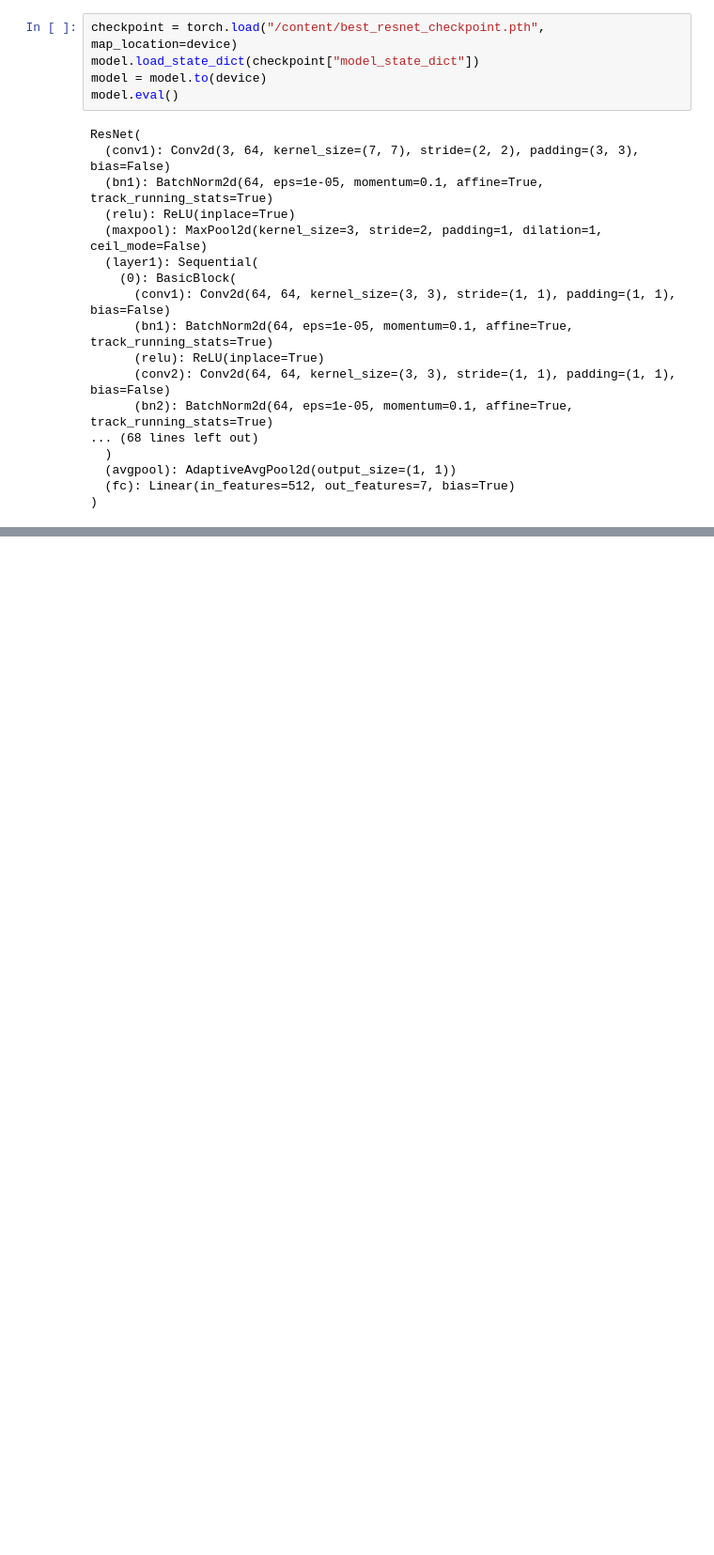
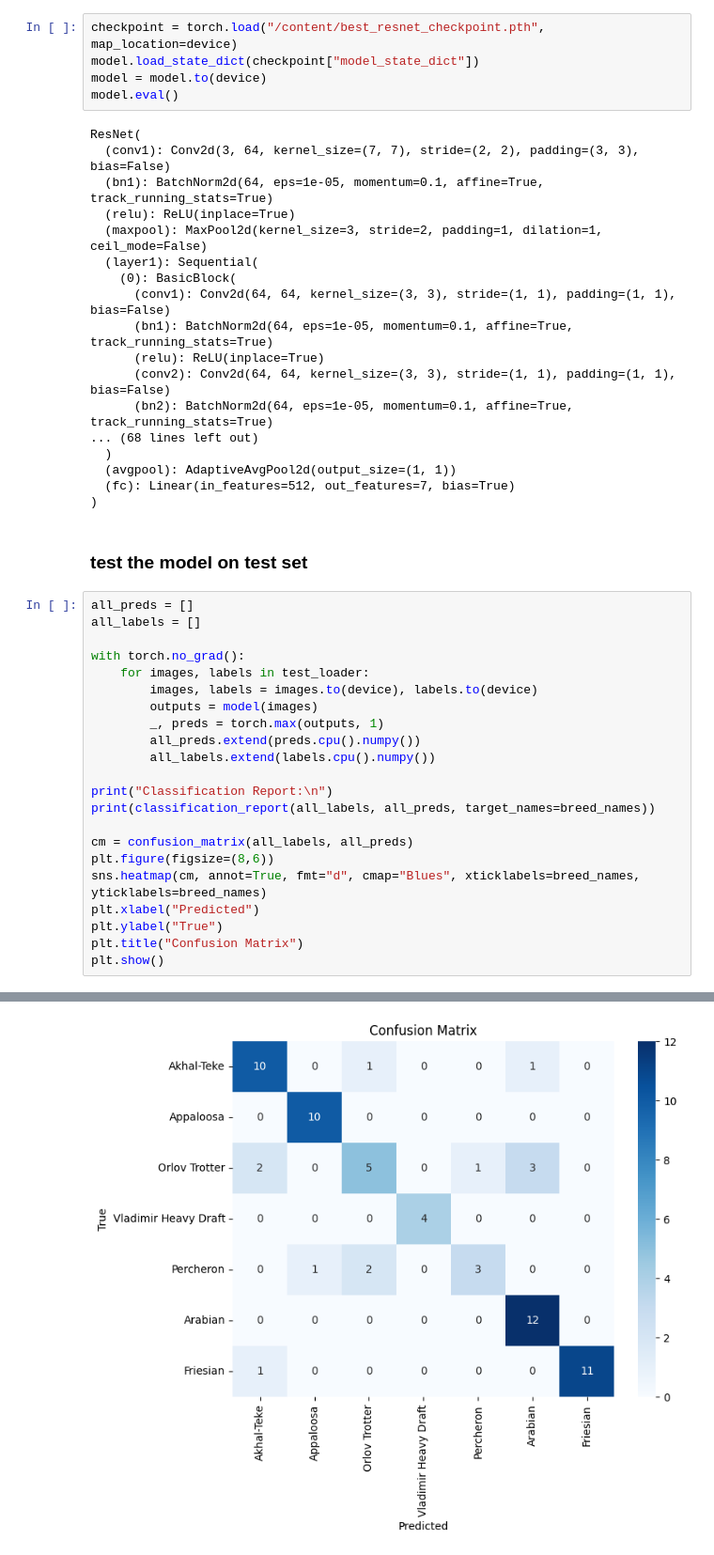
Before and after one commit to Shahad-2mo/Week-4, a Jupyter notebook: W4_DL/horse_classification.ipynb, the cells around one changed output, grey strips where cells are left out. Shown at 94% size. Drawn from its saved outputs; the diff is of its cells as text; blank space fills up the shorter version.

Commit message:
test the model on test set

```diff
--- a/W4_DL/horse_classification.ipynb
+++ b/W4_DL/horse_classification.ipynb
@@ -608,3 +608,28 @@ ResNet(
   (avgpool): AdaptiveAvgPool2d(output_size=(1, 1))
   (fc): Linear(in_features=512, out_features=7, bias=True)
 )
+# %% [markdown]
+### test the model on test set
+# %%
+all_preds = []
+all_labels = []
+
+with torch.no_grad():
+    for images, labels in test_loader:
+        images, labels = images.to(device), labels.to(device)
+        outputs = model(images)
+        _, preds = torch.max(outputs, 1)
+        all_preds.extend(preds.cpu().numpy())
+        all_labels.extend(labels.cpu().numpy())
+
+print("Classification Report:\n")
+print(classification_report(all_labels, all_preds, target_names=breed_names))
+
+cm = confusion_matrix(all_labels, all_preds)
+plt.figure(figsize=(8,6))
+sns.heatmap(cm, annot=True, fmt="d", cmap="Blues", xticklabels=breed_names, yticklabels=breed_names)
+plt.xlabel("Predicted")
+plt.ylabel("True")
+plt.title("Confusion Matrix")
+plt.show()
+# %% [output]
@@ -610,0 +651 @@ ResNet(
+[figure, added]
```
Also changed, not shown: parts of 1 cell of this notebook.
